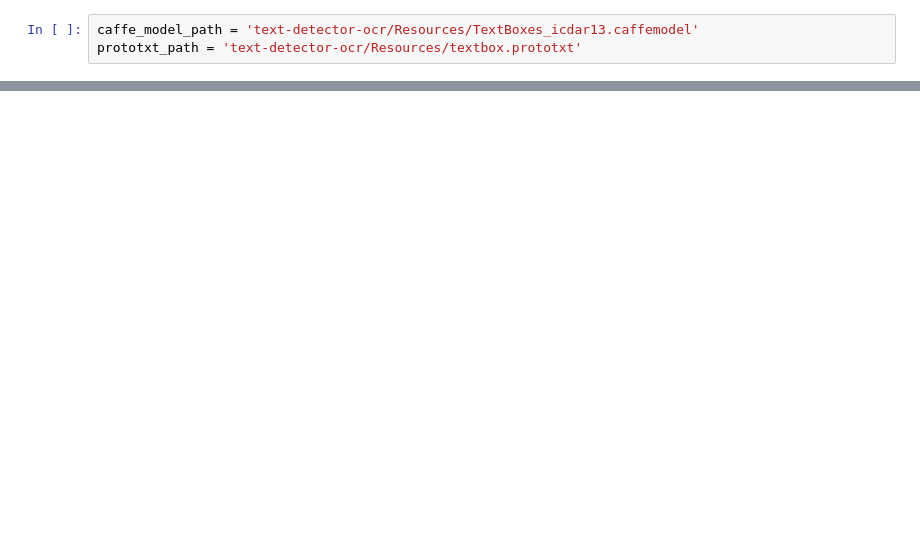
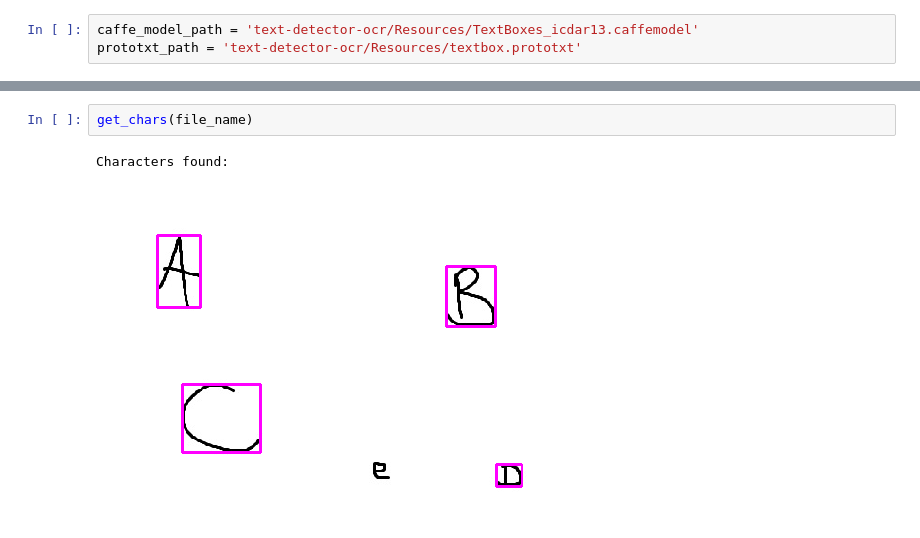
Before and after one commit to daniarnaizg/text-detector-ocr, a Jupyter notebook: Text detector with OpenCV-Contrib.ipynb, the cells around one changed output, grey strips where cells are left out. Cells and saved outputs as stored; diff of their text form; blank space fills up the shorter version.

```diff
--- a/Text detector with OpenCV-Contrib.ipynb
+++ b/Text detector with OpenCV-Contrib.ipynb
@@ -75,0 +125,5 @@ for i in range(n_crops):
+# %%
+get_chars(file_name)
+# %% [output]
+Characters found:
+[figure, added]
```
Also changed, not shown: parts of 8 cells of this notebook.
